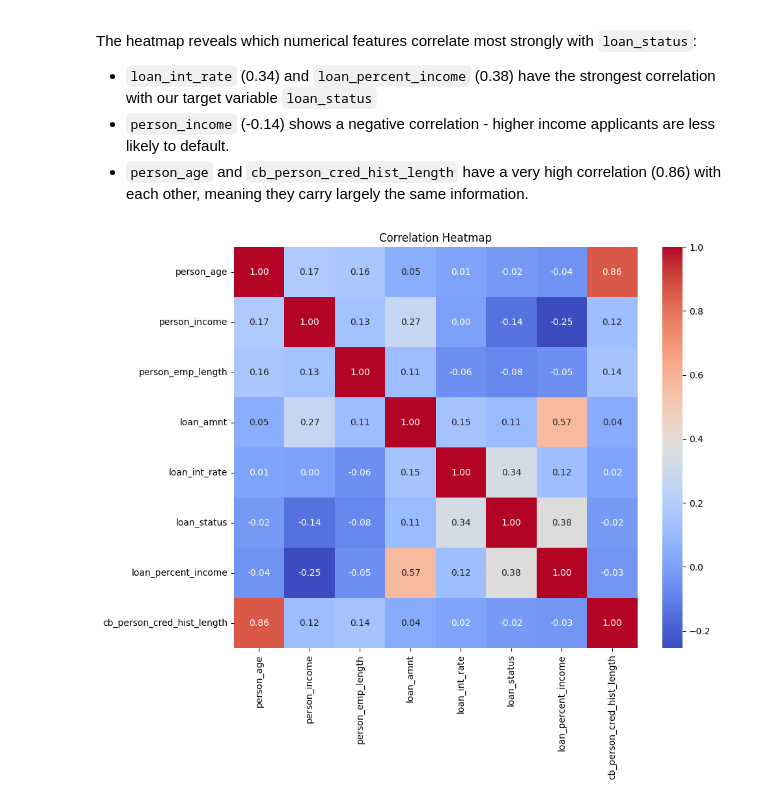
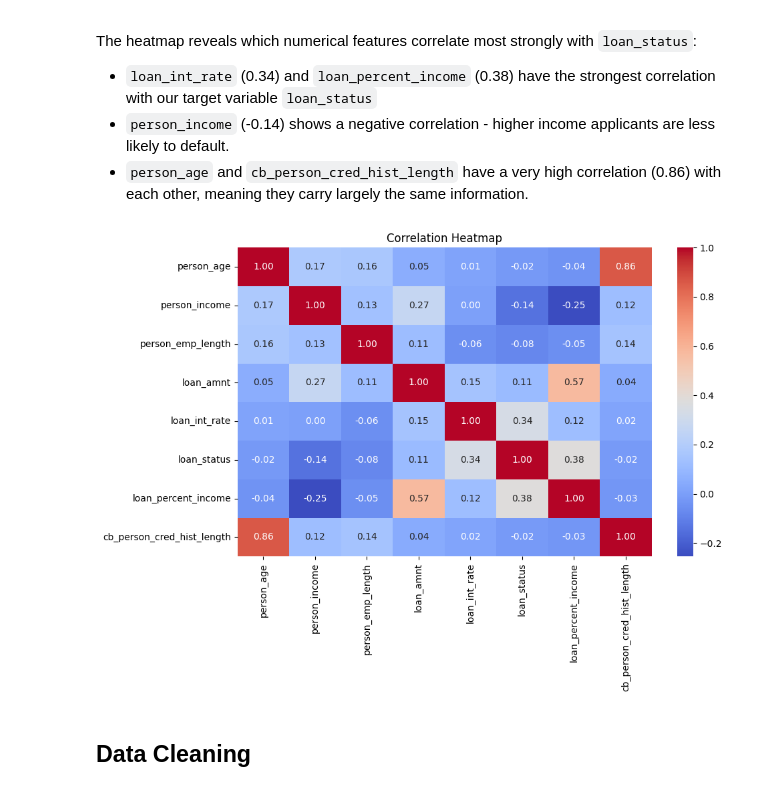
Before and after one commit to i549082/Loan-model, a Jupyter notebook: Loan-prediction.ipynb, the cells around one changed output. Saved outputs shown, nothing was run; the diff lists cells and outputs as text; code cells hidden in the pictures.

Commit message:
data cleaning

```diff
--- a/Loan-prediction.ipynb
+++ b/Loan-prediction.ipynb
@@ -225,9 +237,11 @@ The heatmap reveals which numerical features correlate most strongly with `loan_
 - `person_age` and `cb_person_cred_hist_length` have a very high correlation (0.86)
   with each other, meaning they carry largely the same information.
 # %%
-plt.figure(figsize=(10, 8))
+plt.figure(figsize=(10, 6))
 sns.heatmap(df.corr(numeric_only=True), annot=True, fmt='.2f', cmap='coolwarm')
 plt.title('Correlation Heatmap')
 plt.show()
 # %% [output]
-[figure, old version]
+[figure, new version]
+# %% [markdown]
+## Data Cleaning
```
Also changed, not shown: parts of 6 cells of this notebook.
